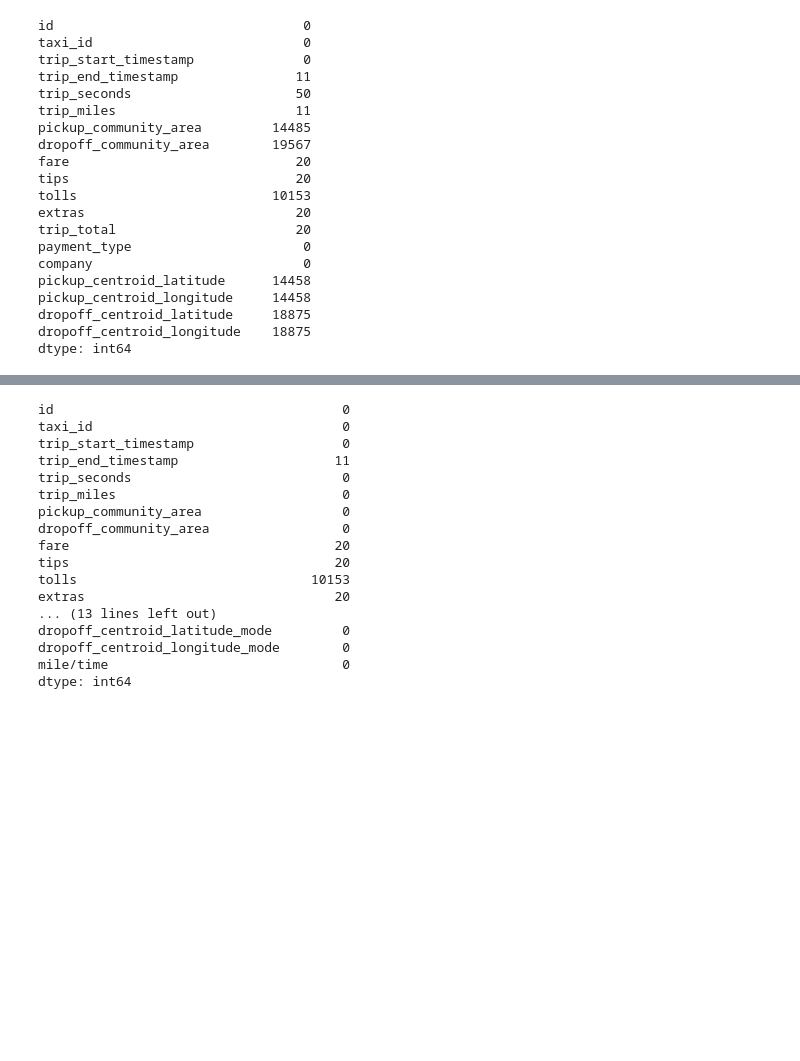
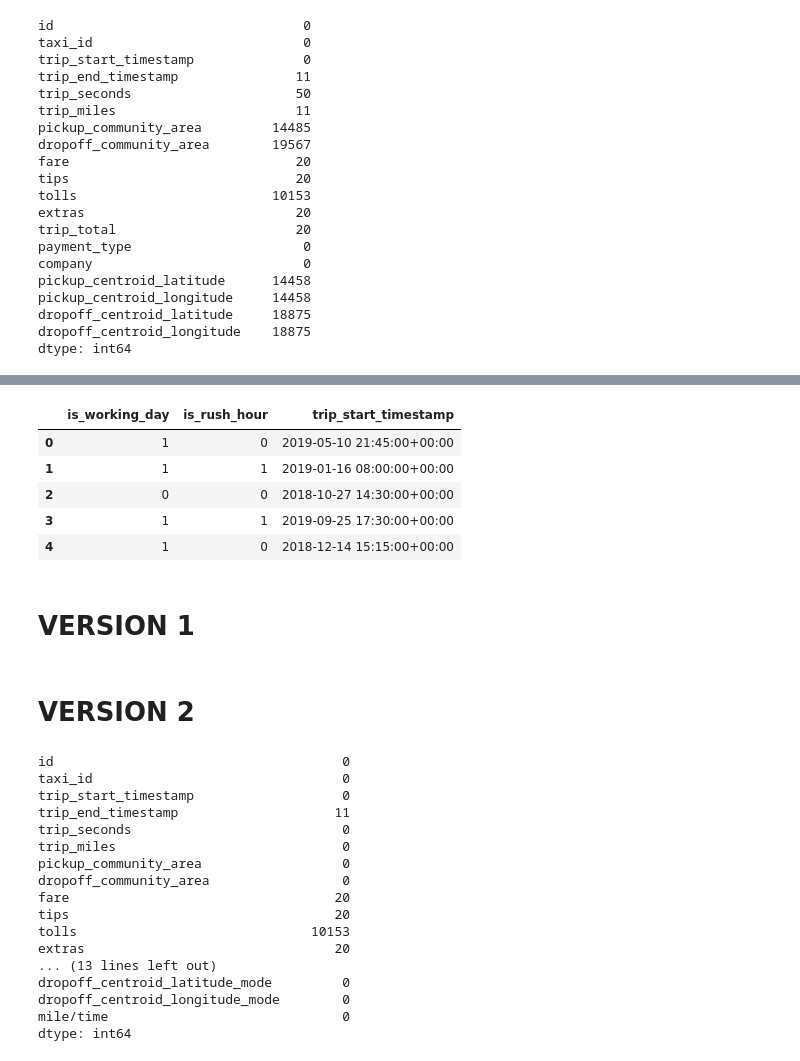
Before and after one commit to TrungNguyen1409/tum-analytics-cup-2020, a Jupyter notebook: challenge-description-and-input-files/van.ipynb, the cells around one changed output, grey strips where cells are left out. Cells and saved outputs as stored; diff of their text form; code cells hidden in the pictures; blank space fills up the shorter version.

```diff
--- a/challenge-description-and-input-files/van.ipynb
+++ b/challenge-description-and-input-files/van.ipynb
@@ -79,7 +80,22 @@ train.head()
+# %%
+# Define the list of columns to display
+columns_to_display = ['is_working_day', 'is_rush_hour', 'trip_start_timestamp']
+
+# Display the first few rows of these columns
+train[columns_to_display].head()
+# %% [output]
+|  | is_working_day | is_rush_hour | trip_start_timestamp |
+| 0 | 1 | 0 | 2019-05-10 21:45:00+00:00 |
+| 1 | 1 | 1 | 2019-01-16 08:00:00+00:00 |
+| 2 | 0 | 0 | 2018-10-27 14:30:00+00:00 |
+| 3 | 1 | 1 | 2019-09-25 17:30:00+00:00 |
+| 4 | 1 | 0 | 2018-12-14 15:15:00+00:00 |
 # %%
 # Fill missing values for numeric columns with mode
 for col in ['trip_seconds', 'trip_miles']:
     train[col] = train[col].fillna(train[col].mode()[0])
+# %% [markdown]
+# VERSION 1
 # %%
 # Function to get mode
 def get_mode(series):
@@ -119,3 +133,5 @@ global_mean = train['mile/time'][~train['mile/time'].isin([np.inf, -np.inf])].me
 
 # Replace invalid values (infinite or NaN) with the global mean
 train['mile/time'] = train['mile/time'].replace([np.inf, -np.inf], np.nan).fillna(global_mean)
+# %% [markdown]
+# VERSION 2
```
Also changed, not shown: parts of 13 cells of this notebook.
